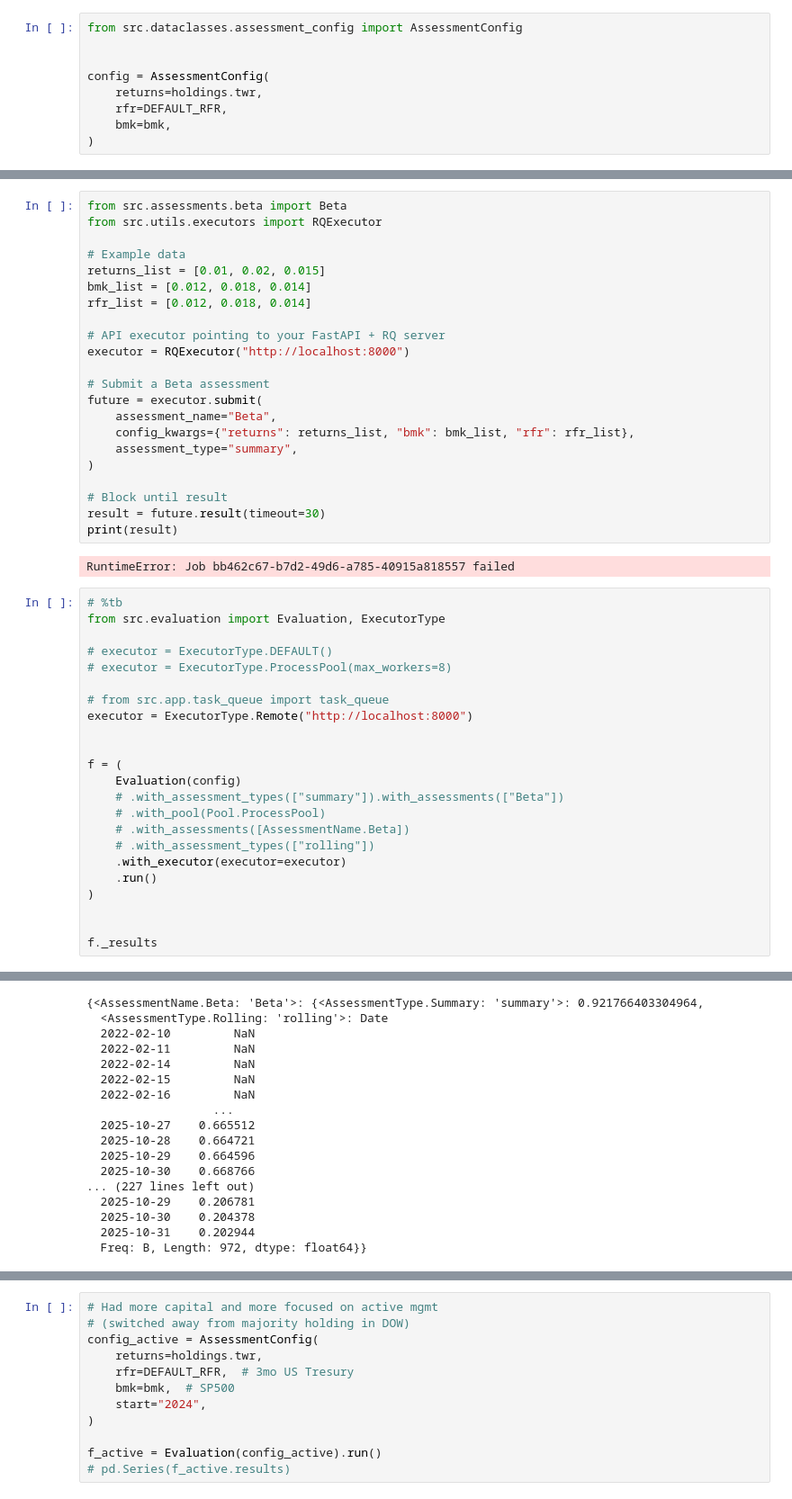
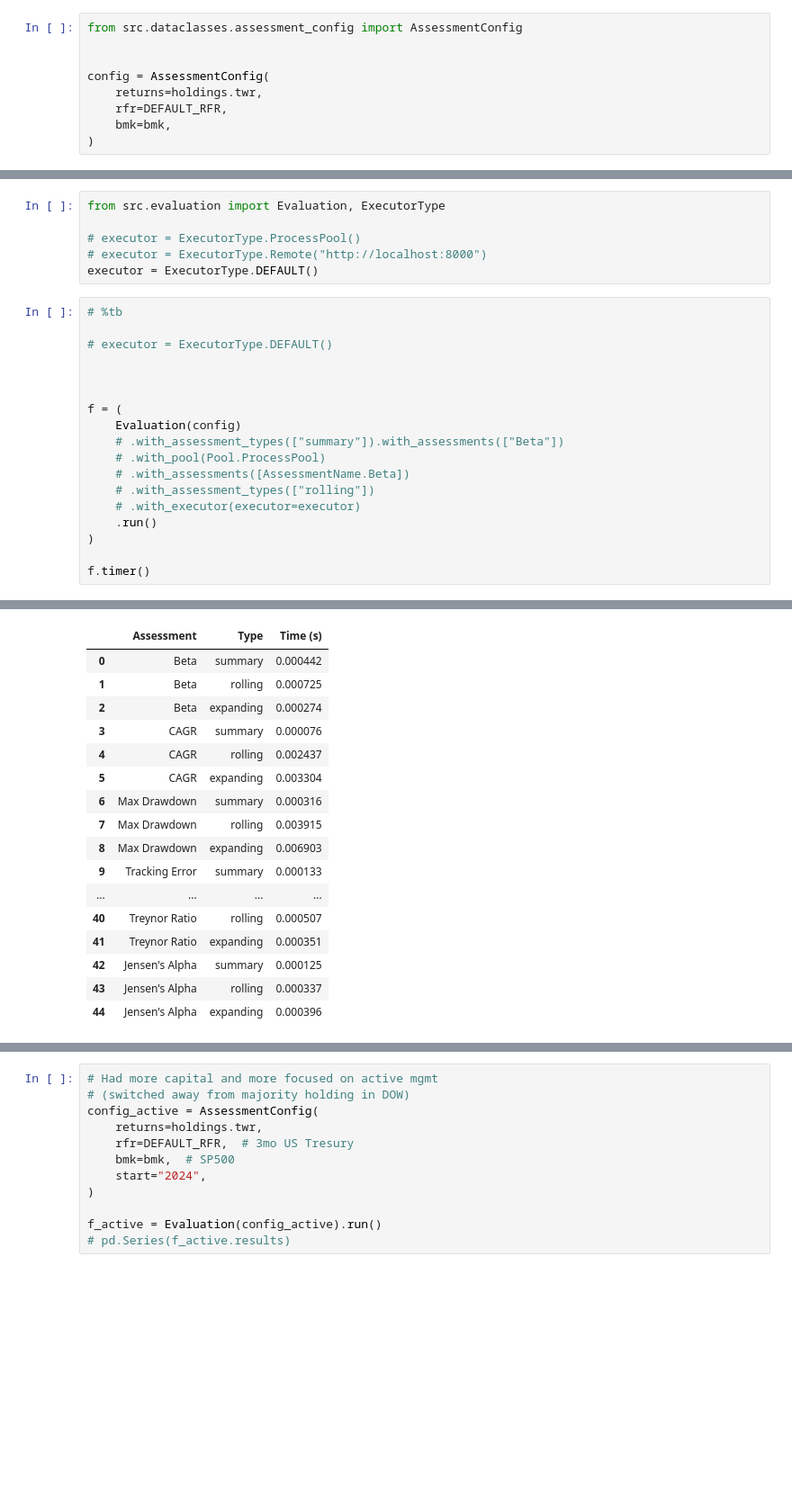
Before and after one commit to abirchLBG/Portfolio, a Jupyter notebook: poc.ipynb, the cells around one changed output, grey strips where cells are left out. Shown at 90% size. Cells and saved outputs as stored; diff of their text form; blank space fills up the shorter version.

Commit message:
add assessments, make api better

```diff
--- a/poc.ipynb
+++ b/poc.ipynb
@@ -194,36 +170,14 @@ print(res.json())
-# %%
-from src.assessments.beta import Beta
-from src.utils.executors import RQExecutor
-
-# Example data
-returns_list = [0.01, 0.02, 0.015]
-bmk_list = [0.012, 0.018, 0.014]
-rfr_list = [0.012, 0.018, 0.014]
-
-# API executor pointing to your FastAPI + RQ server
-executor = RQExecutor("http://localhost:8000")
-
-# Submit a Beta assessment
-future = executor.submit(
-    assessment_name="Beta",
-    config_kwargs={"returns": returns_list, "bmk": bmk_list, "rfr": rfr_list},
-    assessment_type="summary",
-)
-
-# Block until result
-result = future.result(timeout=30)
-print(result)
-# %% [output]
-RuntimeError: Job bb462c67-b7d2-49d6-a785-40915a818557 failed
+# %%
+from src.evaluation import Evaluation, ExecutorType
+
+# executor = ExecutorType.ProcessPool()
+# executor = ExecutorType.Remote("http://localhost:8000")
+executor = ExecutorType.DEFAULT()
 # %%
 # %tb
-from src.evaluation import Evaluation, ExecutorType
 
 # executor = ExecutorType.DEFAULT()
-# executor = ExecutorType.ProcessPool(max_workers=8)
 
-# from src.app.task_queue import task_queue
-executor = ExecutorType.Remote("http://localhost:8000")
 
 
 f = (
@@ -232,10 +186,9 @@ f = (
     # .with_pool(Pool.ProcessPool)
     # .with_assessments([AssessmentName.Beta])
     # .with_assessment_types(["rolling"])
-    .with_executor(executor=executor)
+    # .with_executor(executor=executor)
     .run()
 )
 
-
-f._results
+f.timer()
 # %% [output]
@@ -243,17 +195,17 @@ f._results
-{<AssessmentName.Beta: 'Beta'>: {<AssessmentType.Summary: 'summary'>: 0.921766403304964,
-  <AssessmentType.Rolling: 'rolling'>: Date
-  2022-02-10         NaN
-  2022-02-11         NaN
-  2022-02-14         NaN
-  2022-02-15         NaN
-  2022-02-16         NaN
-                  ...
-  2025-10-27    0.665512
-  2025-10-28    0.664721
-  2025-10-29    0.664596
-  2025-10-30    0.668766
-... (227 lines left out)
-  2025-10-29    0.206781
-  2025-10-30    0.204378
-  2025-10-31    0.202944
-  Freq: B, Length: 972, dtype: float64}}
+|  | Assessment | Type | Time (s) |
+| 0 | Beta | summary | 0.000442 |
+| 1 | Beta | rolling | 0.000725 |
+| 2 | Beta | expanding | 0.000274 |
+| 3 | CAGR | summary | 0.000076 |
+| 4 | CAGR | rolling | 0.002437 |
+| 5 | CAGR | expanding | 0.003304 |
+| 6 | Max Drawdown | summary | 0.000316 |
+| 7 | Max Drawdown | rolling | 0.003915 |
+| 8 | Max Drawdown | expanding | 0.006903 |
+| 9 | Tracking Error | summary | 0.000133 |
+| ... | ... | ... | ... |
+| 40 | Treynor Ratio | rolling | 0.000507 |
+| 41 | Treynor Ratio | expanding | 0.000351 |
+| 42 | Jensen's Alpha | summary | 0.000125 |
+| 43 | Jensen's Alpha | rolling | 0.000337 |
+| 44 | Jensen's Alpha | expanding | 0.000396 |
```
Also changed, not shown: parts of 25 cells of this notebook, 18 other files.
